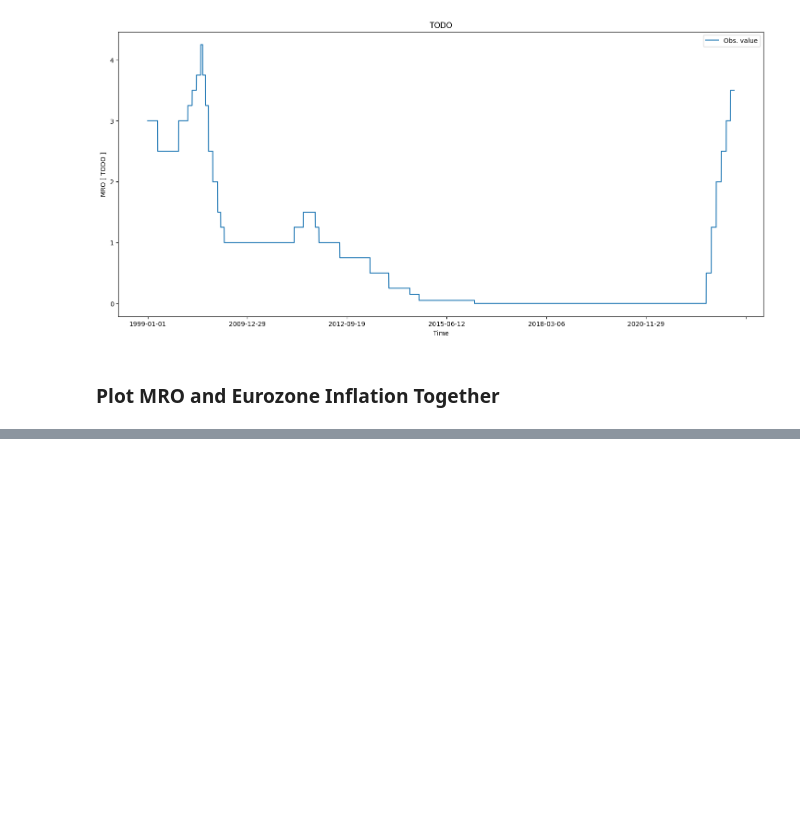
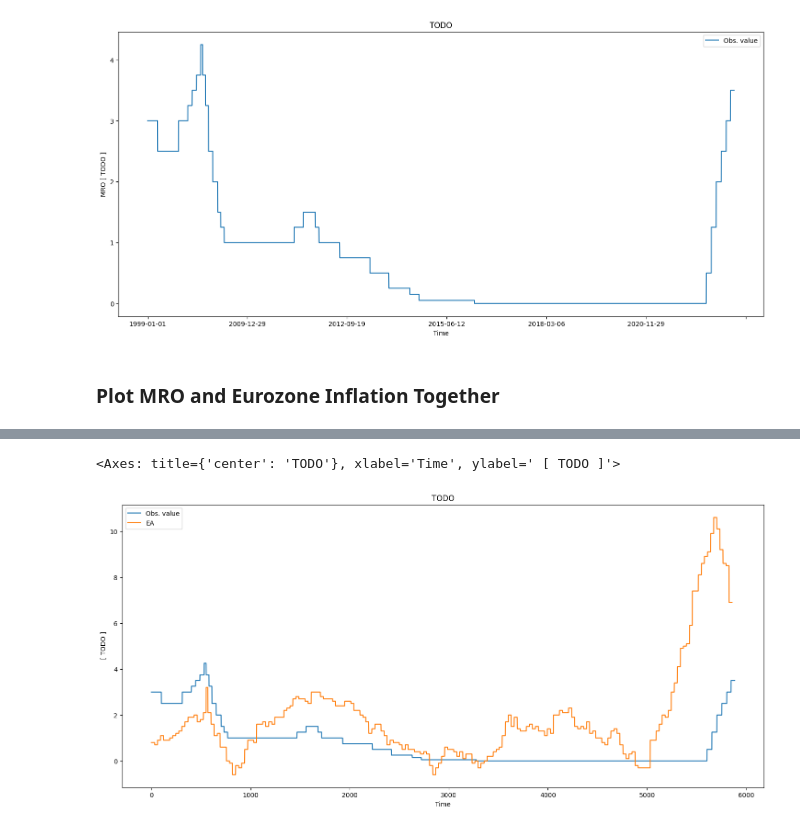
Before and after one commit to Staneesh/almost-philosophy, a Jupyter notebook: notebooks/exploring-data.ipynb, the cells around one changed output, grey strips where cells are left out. Drawn from its saved outputs; the diff is of its cells as text; code cells hidden in the pictures; blank space fills up the shorter version.

Commit message:
MRO and Inflation on One Plot

```diff
--- a/notebooks/exploring-data.ipynb
+++ b/notebooks/exploring-data.ipynb
@@ -145,3 +145,5 @@ _ = mro.plot(xlabel='Time', ylabel='MRO [ TODO ]', title='TODO', figsize=(18, 8)
 [figure]
 # %% [markdown]
 ### Plot MRO and Eurozone Inflation Together
+# %%
+infl_ea = pd.DataFrame( infl['EA'] )
@@ -147,0 +168,2 @@ _ = mro.plot(xlabel='Time', ylabel='MRO [ TODO ]', title='TODO', figsize=(18, 8)
+# %%
+mro.index = pd.to_datetime(mro.index, format = '%Y-%m-%d').strftime('%Y-%m')
@@ -147,0 +180,5 @@ _ = mro.plot(xlabel='Time', ylabel='MRO [ TODO ]', title='TODO', figsize=(18, 8)
+# %%
+joined = mro.merge(infl_ea, how='left', left_on='Obs. date', right_on=infl_ea.index)
+# %%
+joined.head()
+joined.set_index('Obs. date')
@@ -147,0 +200,5 @@ _ = mro.plot(xlabel='Time', ylabel='MRO [ TODO ]', title='TODO', figsize=(18, 8)
+# %%
+joined.plot(xlabel='Time', ylabel=' [ TODO ]', title='TODO', figsize=(18, 8), legend=True)
+# %% [output]
+<Axes: title={'center': 'TODO'}, xlabel='Time', ylabel=' [ TODO ]'>
+[figure, added]
```
Also changed, not shown: parts of 4 cells of this notebook.
